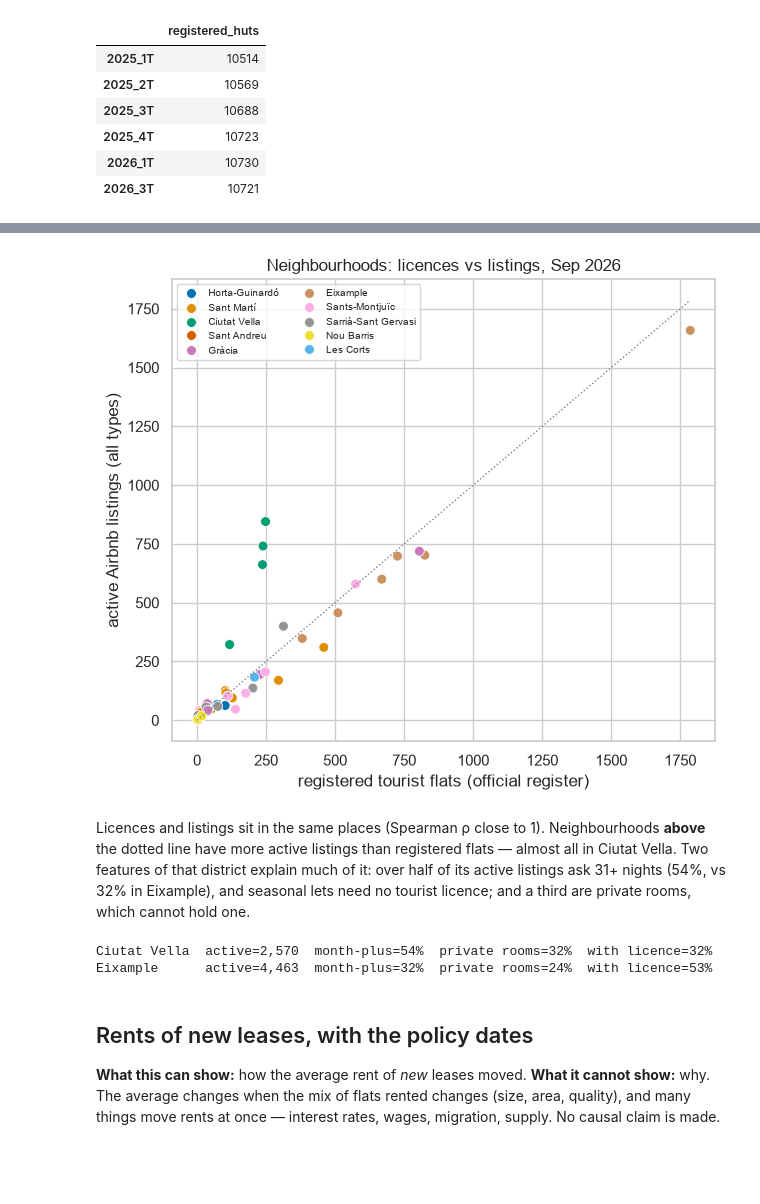
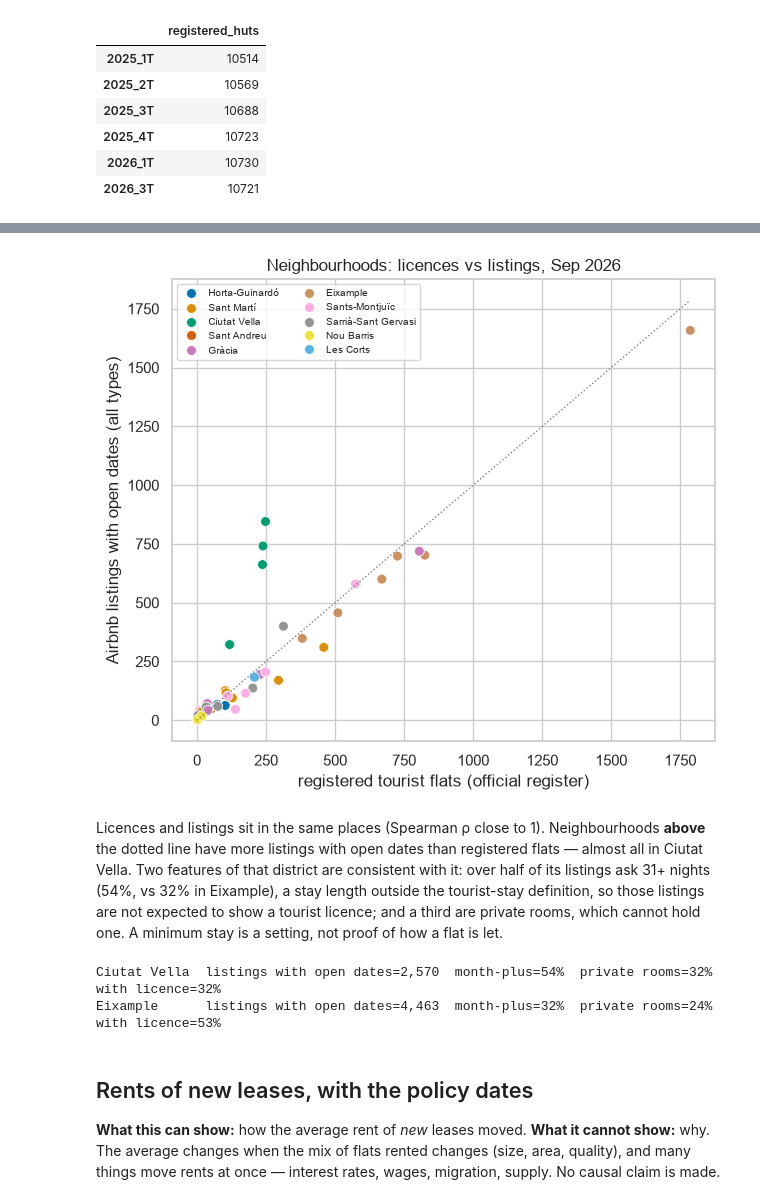
Before and after one commit to renzorico/spain-housing-str-analysis, a Jupyter notebook: notebooks/04_register_and_rents.ipynb, the cells around one changed output, grey strips where cells are left out. Cells and saved outputs as stored; diff of their text form; code cells hidden in the pictures; blank space fills up the shorter version.

```diff
--- a/notebooks/04_register_and_rents.ipynb
+++ b/notebooks/04_register_and_rents.ipynb
@@ -104,6 +114,7 @@ by_place = pd.DataFrame({
     "listings_with_licence": latest.groupby(key)["has_tourist_licence"].sum(),
 }).join(official.hut_counts_by_neighbourhood(LATEST_QUARTER), how="outer").fillna(
     {"active_listings": 0, "listings_with_licence": 0, "registered_huts": 0})
+by_place = by_place.drop(index="nan", errors="ignore")   # register records with no neighbourhood
 
 rho, p_value = stats.spearmanr(by_place["registered_huts"], by_place["listings_with_licence"])
 print(f"{len(by_place)} neighbourhoods, Spearman rho = {rho:.2f} (p = {p_value:.1e})")
@@ -125,30 +136,32 @@ by_place.sort_values("registered_huts", ascending=False).head(10)
 # %%
 fig, ax = plt.subplots(figsize=(7, 6))
 sns.scatterplot(data=by_place, x="registered_huts", y="active_listings", hue="district", ax=ax, s=50)
 top = by_place["registered_huts"].max()
 ax.plot([0, top], [0, top], color="grey", ls=":", lw=1)
 ax.set_xlabel("registered tourist flats (official register)")
-ax.set_ylabel("active Airbnb listings (all types)")
+ax.set_ylabel("Airbnb listings with open dates (all types)")
 ax.set_title("Neighbourhoods: licences vs listings, Sep 2026")
 ax.legend(fontsize=7, ncol=2)
 fig.savefig(cfg.FIGURES_DIR / "04_register_vs_listings.png", dpi=150, bbox_inches="tight")
 # %% [output]
-[figure, old version]
+[figure, new version]
 # %% [markdown]
 Licences and listings sit in the same places (Spearman ρ close to 1).
-Neighbourhoods **above** the dotted line have more active listings than
+Neighbourhoods **above** the dotted line have more listings with open dates than
 registered flats — almost all in Ciutat Vella. Two features of that district
-explain much of it: over half of its active listings ask 31+ nights (54%, vs
-32% in Eixample), and seasonal lets need no tourist licence; and a third are
-private rooms, which cannot hold one.
+are consistent with it: over half of its listings ask 31+ nights (54%, vs 32%
+in Eixample), a stay length outside the tourist-stay definition, so those
+listings are not expected to show a tourist licence; and a third are private
+rooms, which cannot hold one. A minimum stay is a setting, not proof of how a
+flat is let.
 # %%
 for district in ["Ciutat Vella", "Eixample"]:
     d = latest[latest["neighbourhood_group"] == district]
-    print(f"{district:13} active={len(d):,}  month-plus={(d['minimum_nights'] >= cfg.MAX_TOURIST_NIGHTS).mean():.0%}  "
+    print(f"{district:13} listings with open dates={len(d):,}  month-plus={(d['minimum_nights'] >= cfg.STAY_LINE_NIGHTS).mean():.0%}  "
           f"private rooms={(d['room_type'] == 'Private room').mean():.0%}  with licence={d['has_tourist_licence'].mean():.0%}")
 # %% [output]
-Ciutat Vella  active=2,570  month-plus=54%  private rooms=32%  with licence=32%
-Eixample      active=4,463  month-plus=32%  private rooms=24%  with licence=53%
+Ciutat Vella  listings with open dates=2,570  month-plus=54%  private rooms=32%  with licence=32%
+Eixample      listings with open dates=4,463  month-plus=32%  private rooms=24%  with licence=53%
 # %% [markdown]
 ## Rents of new leases, with the policy dates
 
```
Also changed, not shown: parts of 9 cells of this notebook, 2 other files.
